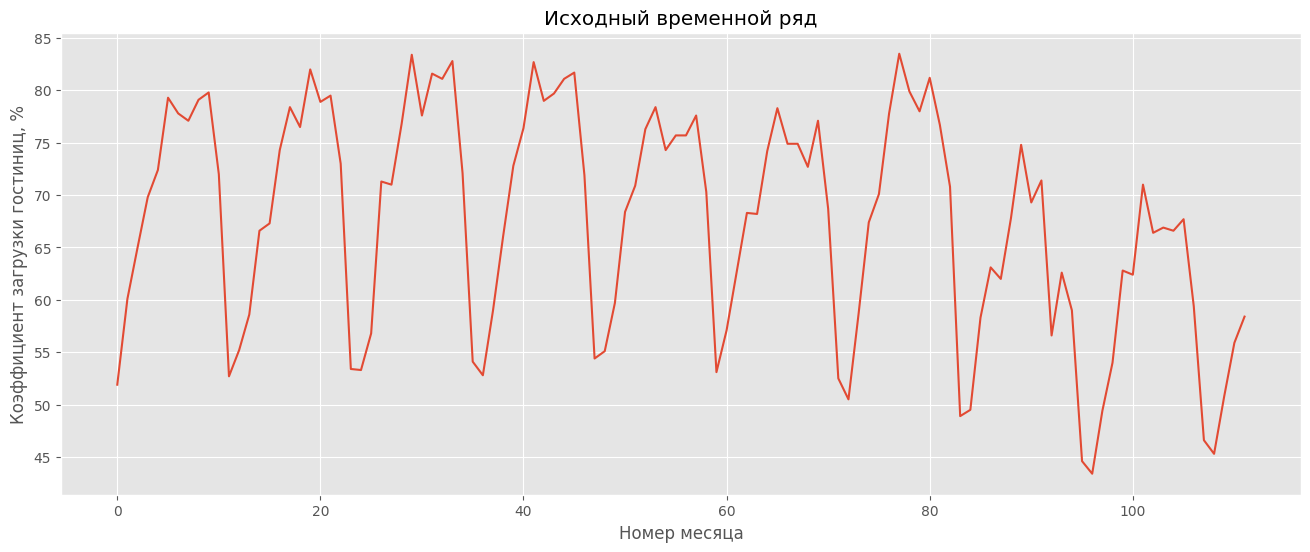
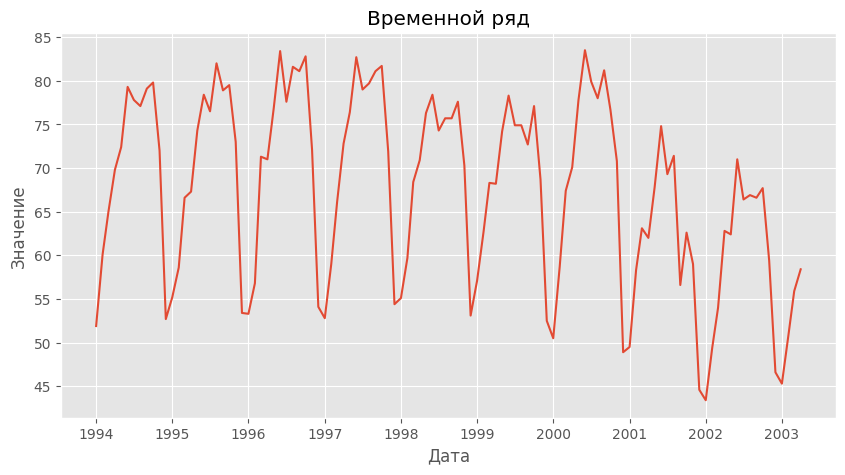
The change to this notebook cell's code, shown as a diff; its figure went from the first image to the second:
--- before
+++ after
@@ -1,8 +1,8 @@
 ts = df3['x3'].copy()
 
-plt.figure(figsize=(16, 6))
+plt.figure(figsize=(10,5))
 plt.plot(ts)
-plt.title('Исходный временной ряд')
-plt.xlabel('Номер месяца')
-plt.ylabel('Коэффициент загрузки гостиниц, %')
+plt.xlabel("Дата")
+plt.ylabel("Значение")
+plt.title("Временной ряд")
 plt.show()

Commit: Создано в Colab